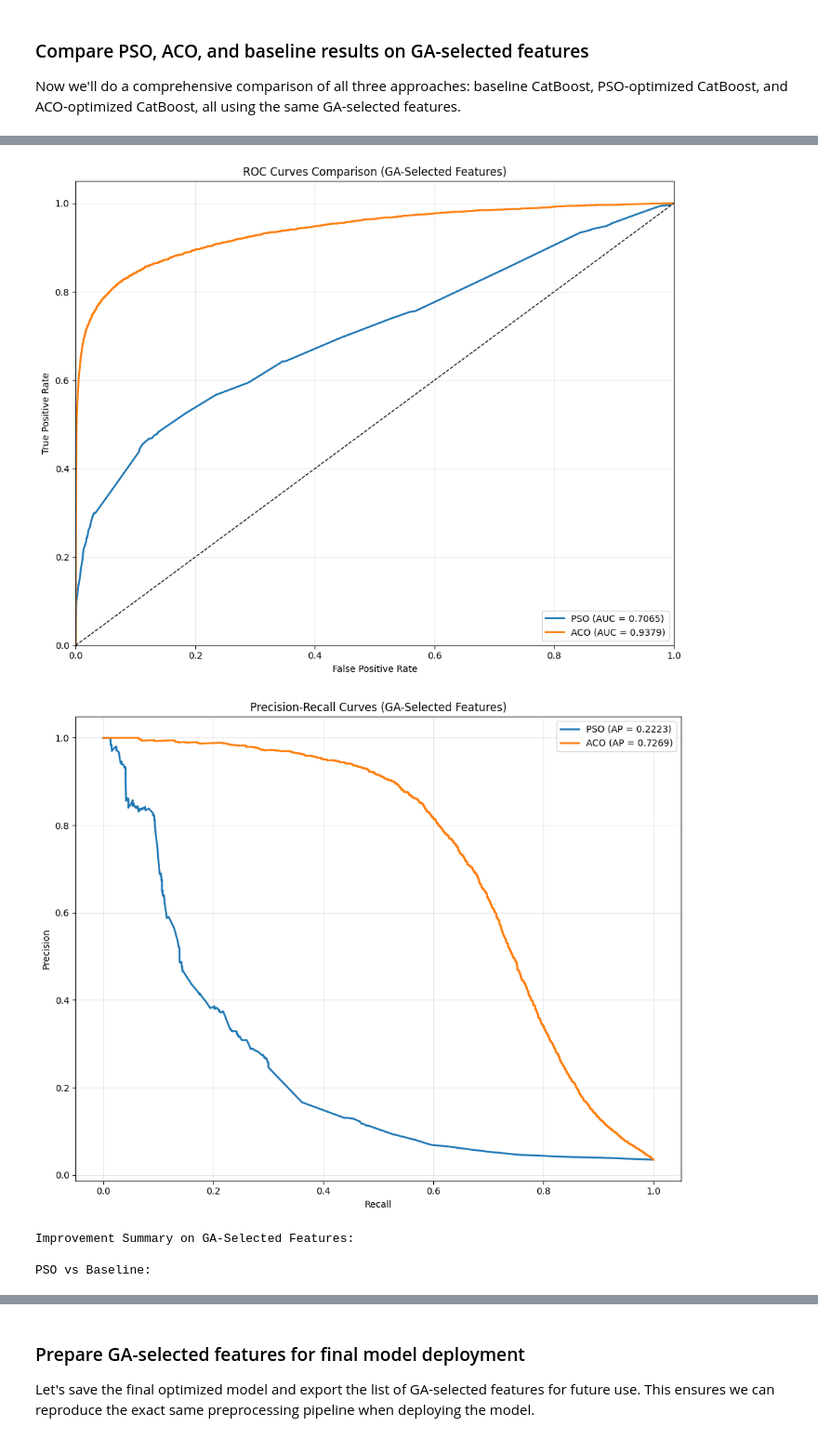
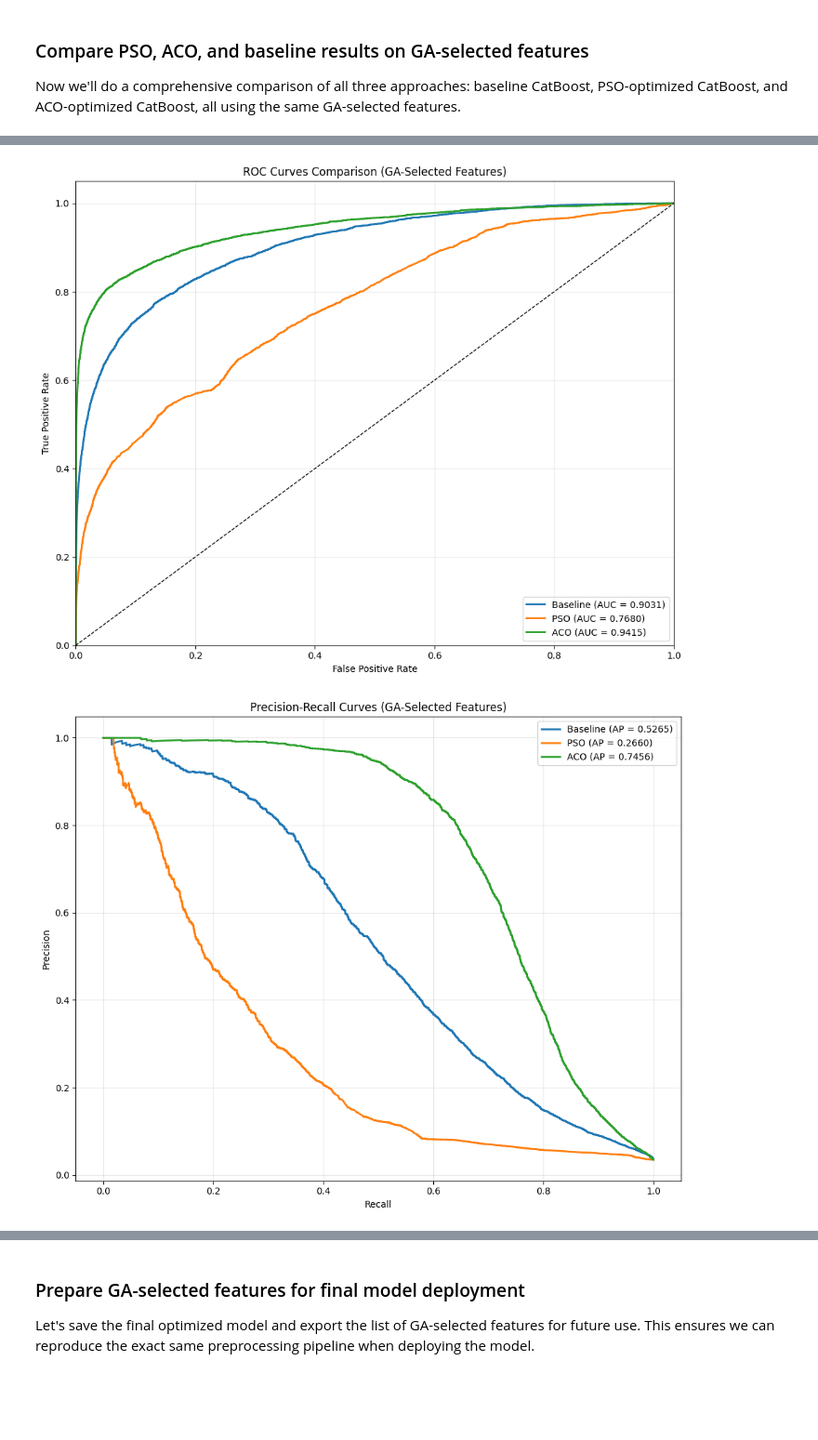
Before and after one commit to poinka/FraudDetection, a Jupyter notebook: main.ipynb, the cells around one changed output, grey strips where cells are left out. Shown at 93% size. Saved outputs shown, nothing was run; the diff lists cells and outputs as text; code cells hidden in the pictures; blank space fills up the shorter version.

Commit message:
corrected summary, added testing of all models

```diff
--- a/main.ipynb
+++ b/main.ipynb
@@ -492,0 +513,17 @@ class_weights_dict = {int(k): float(v) for k, v in class_weights_dict.items()}
+# %%
+y_train_flat = y_train.values.ravel()
+y_test_flat = y_test.values.ravel()
+
+baseline_model_ga = CatBoostClassifier(
+    iterations=500,
+    learning_rate=0.1,
+    depth=6,
+    class_weights=class_weights_dict,
+    random_seed=42,
+    verbose=100
+)
+baseline_model_ga.fit(X_train_ga, y_train_flat)
+y_pred_cat = baseline_model_ga.predict(X_test_ga)
+
+print("CatBoost Training Accuracy:", accuracy_score(y_test_flat, y_pred_cat))
+baseline_model_ga.save_model('baseline_model.cbm')
@@ -1202,17 +1256,17 @@ import seaborn as sns
 print("Evaluating models on GA-selected features:")
 
 # Get predictions for all models
-# y_pred_baseline = baseline_model_ga.predict(X_test_ga)
+y_pred_baseline = baseline_model_ga.predict(X_test_ga)
 y_pred_pso = final_model_pso.predict(X_test_ga)
 y_pred_aco = final_model_aco.predict(X_test_ga)
 
-# y_pred_proba_baseline = baseline_model_ga.predict_proba(X_test_ga)[:, 1]
+y_pred_proba_baseline = baseline_model_ga.predict_proba(X_test_ga)[:, 1]
 y_pred_proba_pso = final_model_pso.predict_proba(X_test_ga)[:, 1]
 y_pred_proba_aco = final_model_aco.predict_proba(X_test_ga)[:, 1]
 
 # Calculate metrics for all models
 models = {
-    # 'Baseline': (y_pred_baseline, y_pred_proba_baseline),
+    'Baseline': (y_pred_baseline, y_pred_proba_baseline),
     'PSO': (y_pred_pso, y_pred_proba_pso),
     'ACO': (y_pred_aco, y_pred_proba_aco)
 }
@@ -1269,7 +1323,7 @@ plt.show()
 
 # Summary of improvements
 print("\nImprovement Summary on GA-Selected Features:")
-baseline_metrics = 0 # results['Baseline']
+baseline_metrics = results['Baseline']
 for name in ['PSO', 'ACO']:
     print(f"\n{name} vs Baseline:")
     for metric, value in results[name].items():
@@ -1291,5 +1340,2 @@ ACO    0.9814     0.8998  0.5277  0.6652  0.9379         0.7269
-[figure, old version]
+[figure, new version]
-[figure, old version]
+[figure, new version]
-Improvement Summary on GA-Selected Features:
-
-PSO vs Baseline:
```
Also changed, not shown: parts of 7 cells of this notebook, 22 other files.
